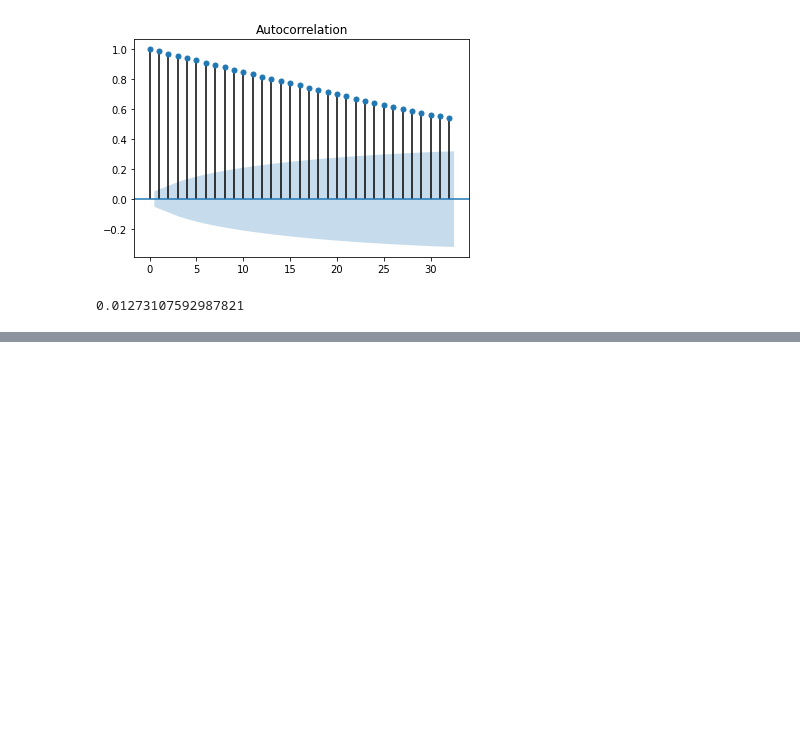
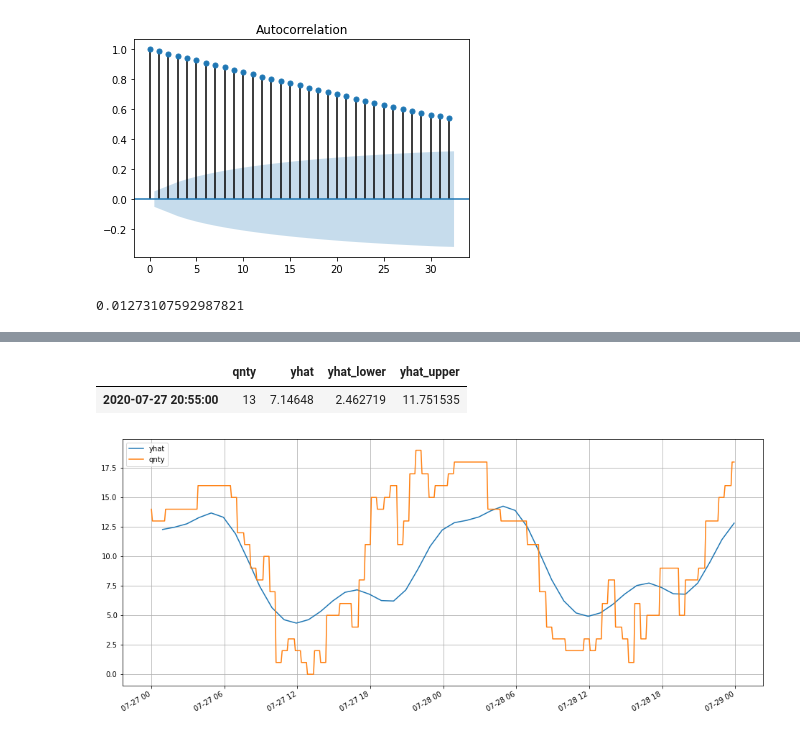
Before and after one commit to pad0910/Python2A, a Jupyter notebook: Dzien12/pad0910_prophet.ipynb, the cells around one changed output, grey strips where cells are left out. Cells and saved outputs as stored; diff of their text form; code cells hidden in the pictures; blank space fills up the shorter version.

```diff
--- a/Dzien12/pad0910_prophet.ipynb
+++ b/Dzien12/pad0910_prophet.ipynb
@@ -158,0 +190,3 @@ Requirement already satisfied: cycler>=0.10 in /usr/local/lib/python3.7/dist-pac
+# %%
+df_2707 = df.loc["2020-07-27":"2020-07-28"]
+df_2707
@@ -158,0 +208,16 @@ Requirement already satisfied: cycler>=0.10 in /usr/local/lib/python3.7/dist-pac
+# %%
+df_tmp = forecast[ ["ds","yhat","yhat_lower","yhat_upper"] ].set_index('ds').loc["2020-07-27":"2020-07-28"]
+df_tmp
+# %%
+df_res = pd.concat([df_2707, df_tmp], axis=1)
+df_res.loc[ ["2020-07-27 20:55:00"] ]
+# %% [output]
+|  | qnty | yhat | yhat_lower | yhat_upper |
+| 2020-07-27 20:55:00 | 13 | 7.14648 | 2.462719 | 11.751535 |
+# %%
+df_res.yhat[ ~df_res.yhat.isna() ].plot()
+df_res.qnty.plot(figsize=(16,7), grid=True)
+plt.legend()
+plt.show()
+# %% [output]
+[figure, added]
```
Also changed, not shown: parts of 11 cells of this notebook.
